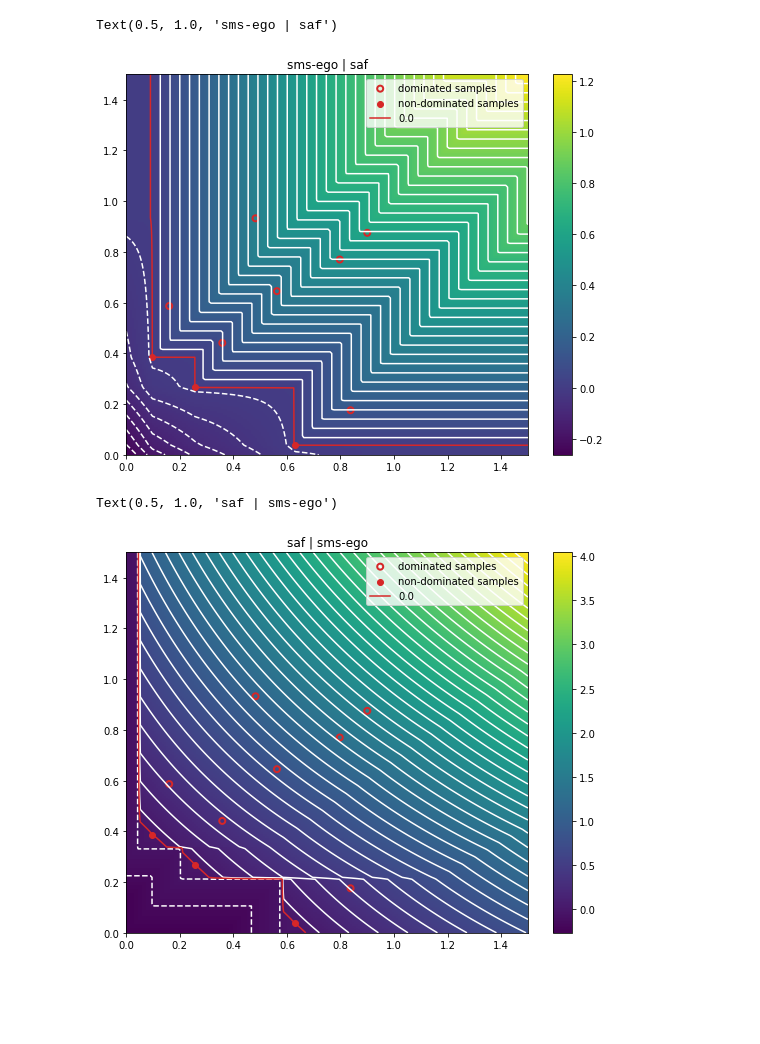
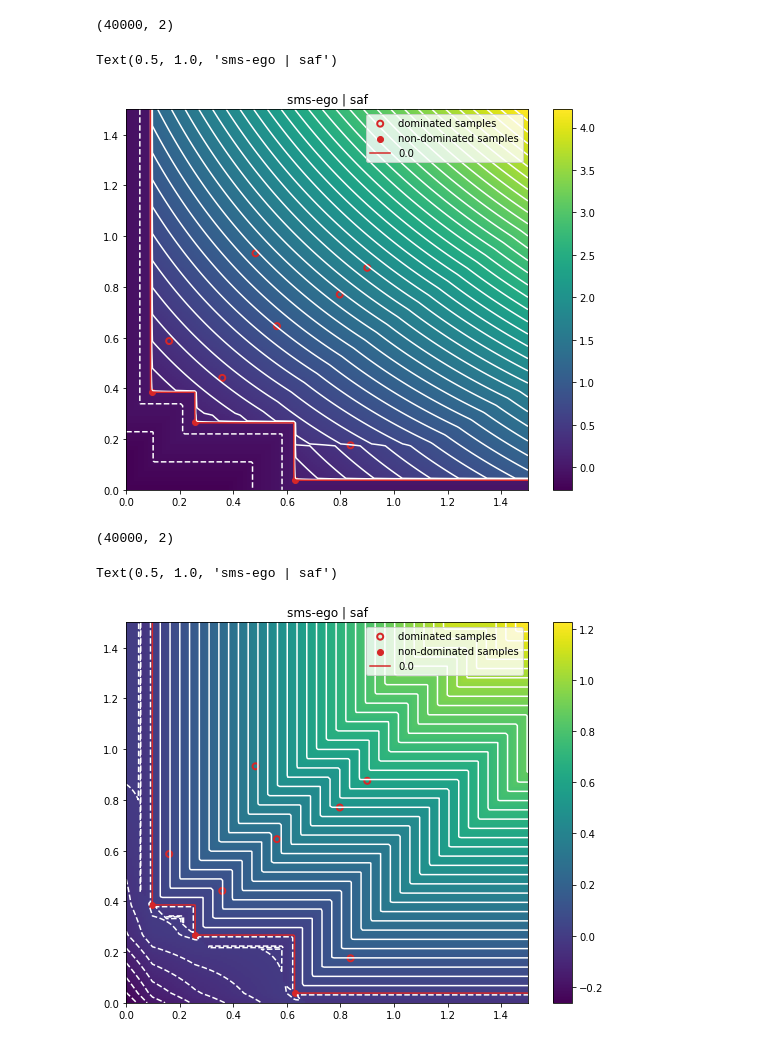
Before and after one commit to FinleyGibson/SAF_EMO, a Jupyter notebook: analytics/algorithm_analysis/image_scalarised_infils.ipynb, the cells around one changed output. Cells and saved outputs as stored; diff of their text form; code cells hidden in the pictures; blank space fills up the shorter version.

```diff
--- a/analytics/algorithm_analysis/image_scalarised_infils.ipynb
+++ b/analytics/algorithm_analysis/image_scalarised_infils.ipynb
@@ -101,21 +98,23 @@ Text(0.5, 1.0, 'Mpoi')
 # %%
 from testsuite.optimisers import Saf_Sms
 
-safsms_opt = Saf_Sms(objective_function=lambda x: x[0:2], ei=False,  limits=[[0, 0, 0, 0, 0], [1,1,1,1,1]], surrogate=MultiSurrogate(GP), n_initial=10, seed=seed)
+safsms_opt = Saf_Sms(objective_function=lambda x: x[0:2], ei=True,  limits=[[0, 0, 0, 0, 0], [1,1,1,1,1]], surrogate=MultiSurrogate(GP), n_initial=10, seed=seed)
 fig_safsms = image_infill(safsms_opt, n_contours=40)
 fig_safsms.axes[0].set_title("sms-ego | saf")
 # %% [output]
-Text(0.5, 1.0, 'sms-ego | saf')
+(40000, 2)
+Text(0.5, 1.0, 'sms-ego | saf')
-[figure, old version]
+[figure, new version]
 # %%
 from testsuite.optimisers import Sms_Saf
 
-smssaf_opt = Sms_Saf(objective_function=lambda x: x[0:2], ei=True,  limits=[[0, 0, 0, 0, 0], [1,1,1,1,1]], surrogate=MultiSurrogate(GP), n_initial=10, seed=seed)
+smssaf_opt = Sms_Saf(objective_function=lambda x: x[0:2], ei=False,  limits=[[0, 0, 0, 0, 0], [1,1,1,1,1]], surrogate=MultiSurrogate(GP), n_initial=10, seed=seed)
 fig_smssaf = image_infill(smssaf_opt, n_contours=40)
-fig_smssaf.axes[0].set_title("saf | sms-ego")
+fig_smssaf.axes[0].set_title("sms-ego | saf")
 # %% [output]
-Text(0.5, 1.0, 'saf | sms-ego')
+(40000, 2)
+Text(0.5, 1.0, 'sms-ego | saf')
-[figure, old version]
+[figure, new version]
 # %%
 from testsuite.optimisers import Saf_Saf
 
```
Also changed, not shown: parts of 13 cells of this notebook, 2 other files.
